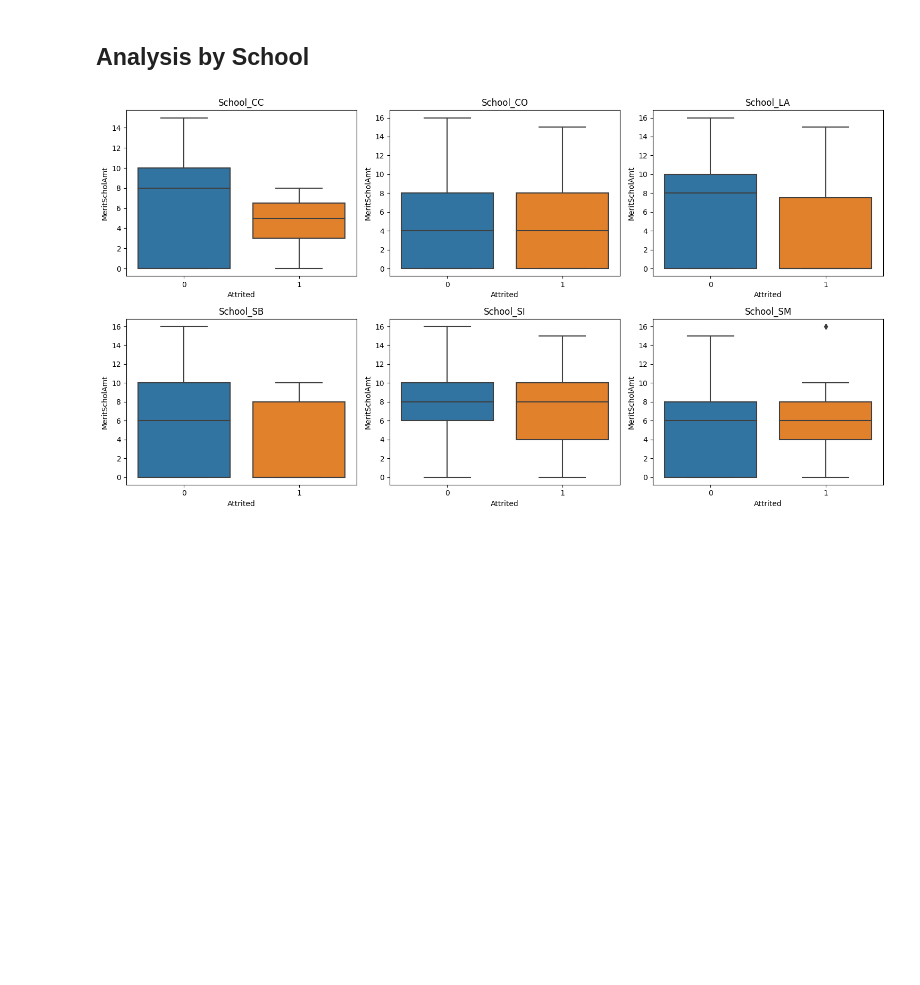
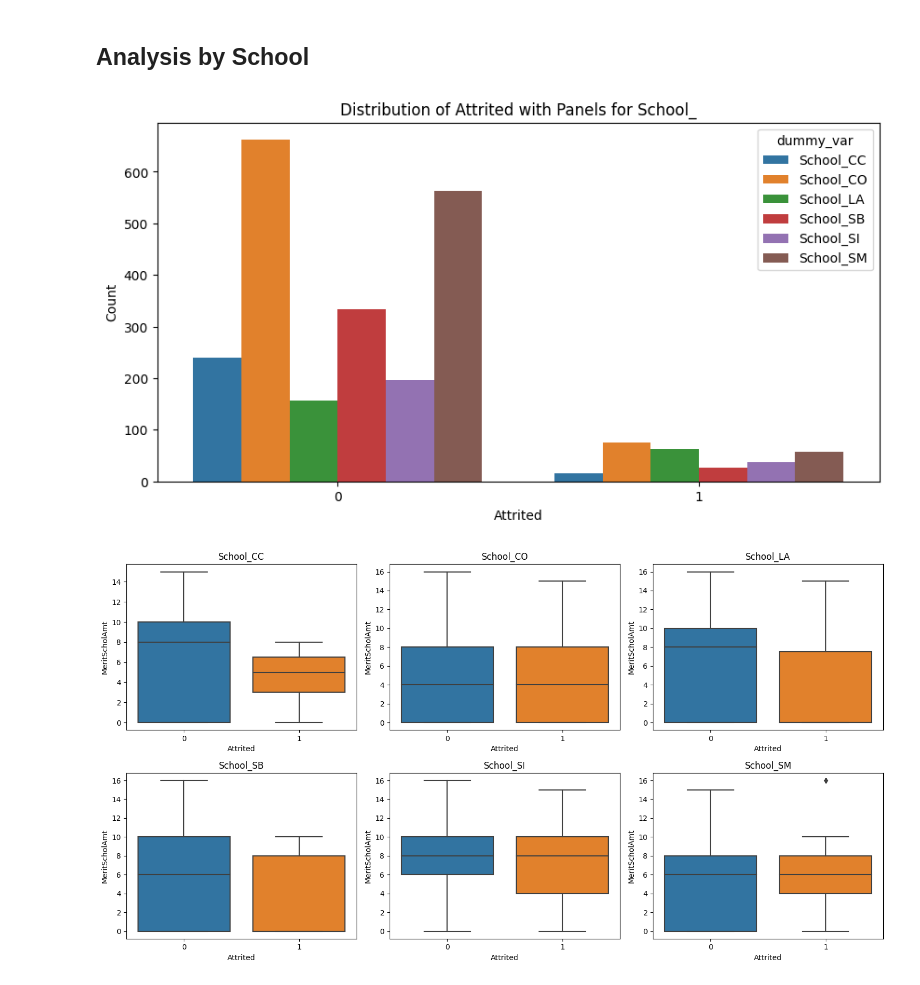
Before and after one commit to eitellauria/Retention, a Jupyter notebook: Freshmen_Retention.ipynb, the cells around one changed output. Cells and saved outputs as stored; diff of their text form; code cells hidden in the pictures; blank space fills up the shorter version.

```diff
--- a/Freshmen_Retention.ipynb
+++ b/Freshmen_Retention.ipynb
@@ -951,6 +954,10 @@ Confusion matrix.:
 [figure]
 # %% [markdown]
 ## Analysis by School
+# %%
+plot_binary_distribution_with_dummies(dfr, "Attrited", "School_")
+# %% [output]
+[figure, added]
 # %%
 plot_school_attrition_boxplots(dfr, "MeritScholAmt")
 # %% [output]
```
Also changed, not shown: parts of 11 cells of this notebook.
